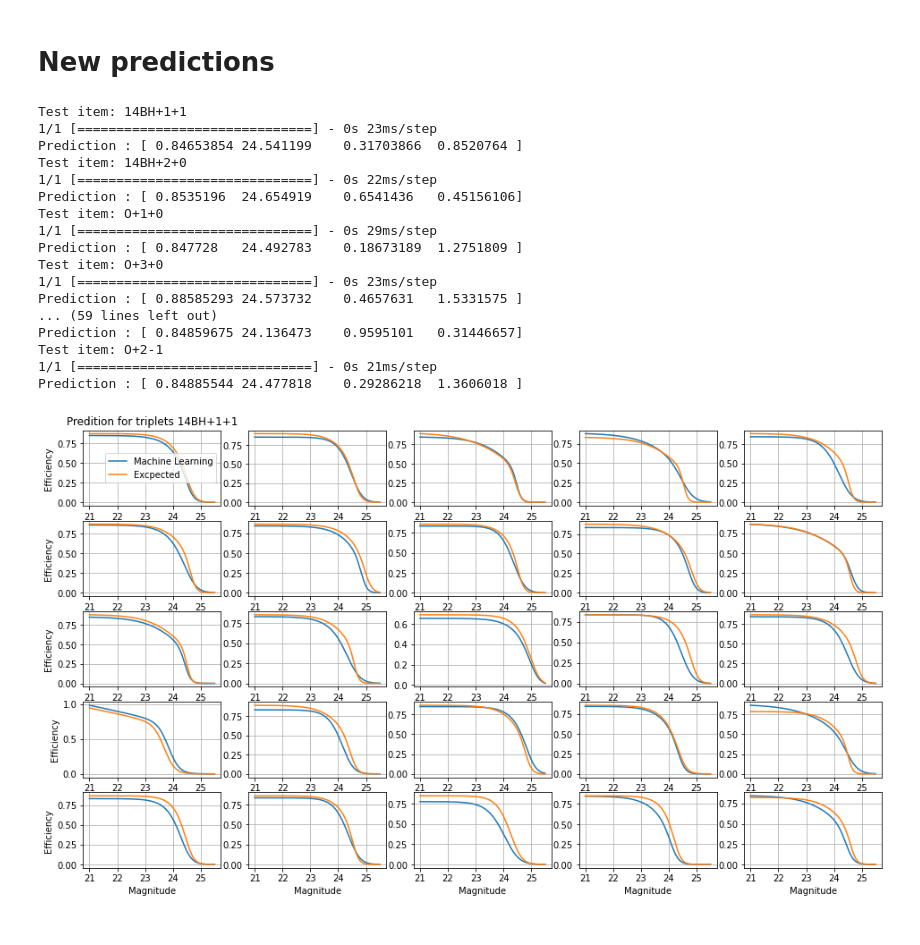
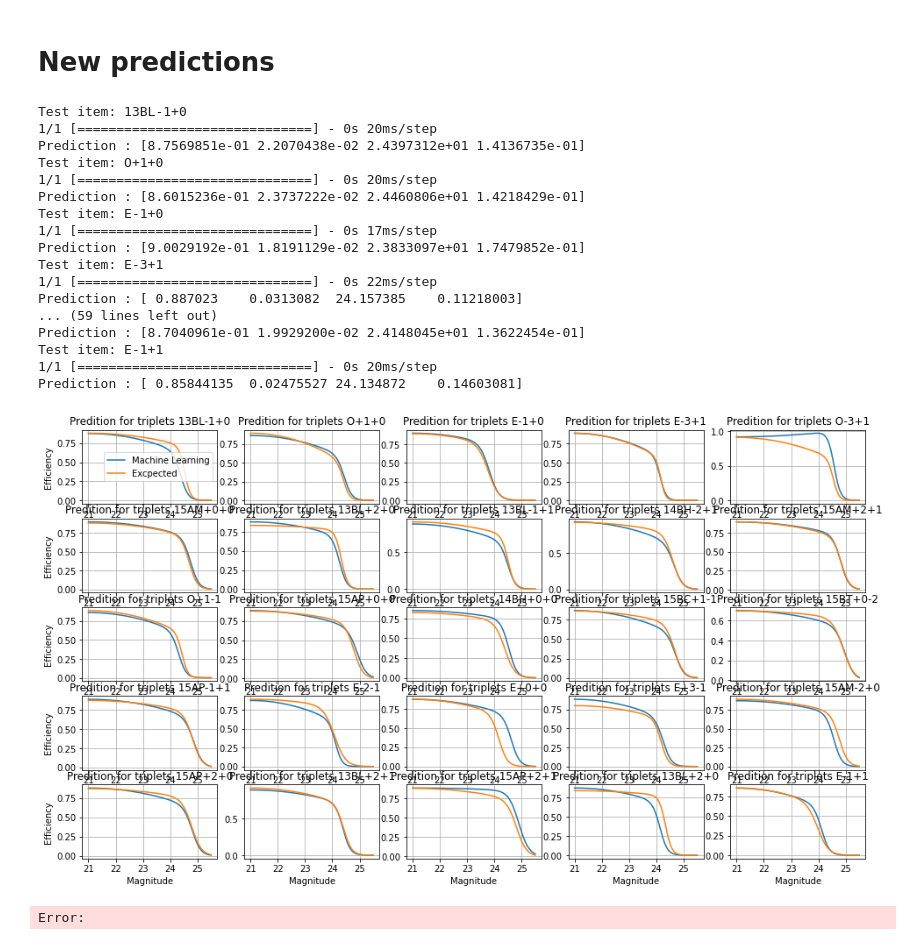
Before and after one commit to Leirof/M1-TNO_Detection_Efficiency, a Jupyter notebook: train_ai.ipynb, the cells around one changed output. Saved outputs shown, nothing was run; the diff lists cells and outputs as text; code cells hidden in the pictures.

```diff
--- a/train_ai.ipynb
+++ b/train_ai.ipynb
@@ -1,13 +1,13 @@
 # %% [markdown]
 # Parameters
 # %%
-subset_multiplier = 500   # increase the size of the subset by taking random composition of CCD
+subset_multiplier = 50   # increase the size of the subset by taking random composition of CCD
 epoch = 60               # number of epochs for each AI
 n = 1                    # number of loops for the genertic algorithm
 K = 5                     # number of folds (= number of independant AI per generation)
 
 train_on = "triplets"     # "triplets" or "blocks"
-function = "tan"       # "tan" or "square"
+function = "square"       # "tan" or "square"
 train_with = "parameters" # "parameters" or "points" TODO
 
 train_prop = 0.7          # proportion of the dataset used for training
@@ -134,7 +134,7 @@ def predict(test_item, model):
 
     return prediction[0]
 
-def plot_prediction(test_item, prediction, i = 0, n = 1):
+def plot_prediction(test_item, prediction, i = 0, n = 1, unique_title=True):
 
     X, Y = item_data(test_item)
 
@@ -146,10 +146,10 @@ def plot_prediction(test_item, prediction, i = 0, n = 1):
     plt.plot(m, f(m,Y[0],Y[1],Y[2],Y[3]), label="Excpected")
     plt.grid()
 
-    if i == 0:                    plt.title(f"Predition for {train_on} {test_item.id}")
-    if i+1>n-np.ceil(np.sqrt(n)): plt.xlabel("Magnitude")
-    if i%np.ceil(np.sqrt(n))==0:  plt.ylabel("Efficiency")
-    if i==0:                      plt.legend()
+    if i == 0 or not unique_title: plt.title(f"Predition for {train_on} {test_item.id}")
+    if i+1>n-np.ceil(np.sqrt(n)):  plt.xlabel("Magnitude")
+    if i%np.ceil(np.sqrt(n))==0:   plt.ylabel("Efficiency")
+    if i==0:                       plt.legend()
 # %% [markdown]
 # Cenerating folds
 # %%
@@ -292,30 +292,31 @@ INFO:tensorflow:Assets written to: ./archives/2022-06-20_58ead59/6_M=50,N=1,K=5,
 # %%
 plt.figure(figsize=(16,9))
 
 N = 25
 for i in range(N):
     test_item = get_test_item()
     prediction = predict(test_item, bestModel)
-    plot_prediction(test_item, prediction, i, N)
+    plot_prediction(test_item, prediction, i, N, unique_title=False)
 
 plt.savefig(f"{path}/prediction.png")
 plt.show()
 # %% [output]
-Test item: 14BH+1+1
-1/1 [==============================] - 0s 23ms/step
-Prediction : [ 0.84653854 24.541199    0.31703866  0.8520764 ]
-Test item: 14BH+2+0
+Test item: 13BL-1+0
+1/1 [==============================] - 0s 20ms/step
+Prediction : [8.7569851e-01 2.2070438e-02 2.4397312e+01 1.4136735e-01]
+Test item: O+1+0
+1/1 [==============================] - 0s 20ms/step
+Prediction : [8.6015236e-01 2.3737222e-02 2.4460806e+01 1.4218429e-01]
+Test item: E-1+0
+1/1 [==============================] - 0s 17ms/step
+Prediction : [9.0029192e-01 1.8191129e-02 2.3833097e+01 1.7479852e-01]
+Test item: E-3+1
 1/1 [==============================] - 0s 22ms/step
-Prediction : [ 0.8535196  24.654919    0.6541436   0.45156106]
-Test item: O+1+0
-1/1 [==============================] - 0s 29ms/step
-Prediction : [ 0.847728   24.492783    0.18673189  1.2751809 ]
-Test item: O+3+0
-1/1 [==============================] - 0s 23ms/step
-Prediction : [ 0.88585293 24.573732    0.4657631   1.5331575 ]
+Prediction : [ 0.887023    0.0313082  24.157385    0.11218003]
 ... (59 lines left out)
-Prediction : [ 0.84859675 24.136473    0.9595101   0.31446657]
-Test item: O+2-1
-1/1 [==============================] - 0s 21ms/step
-Prediction : [ 0.84885544 24.477818    0.29286218  1.3606018 ]
+Prediction : [8.7040961e-01 1.9929200e-02 2.4148045e+01 1.3622454e-01]
+Test item: E-1+1
+1/1 [==============================] - 0s 20ms/step
+Prediction : [ 0.85844135  0.02475527 24.134872    0.14603081]
-[figure, old version]
+[figure, new version]
+Error:
```
Also changed, not shown: parts of 3 cells of this notebook, 6 other files.
